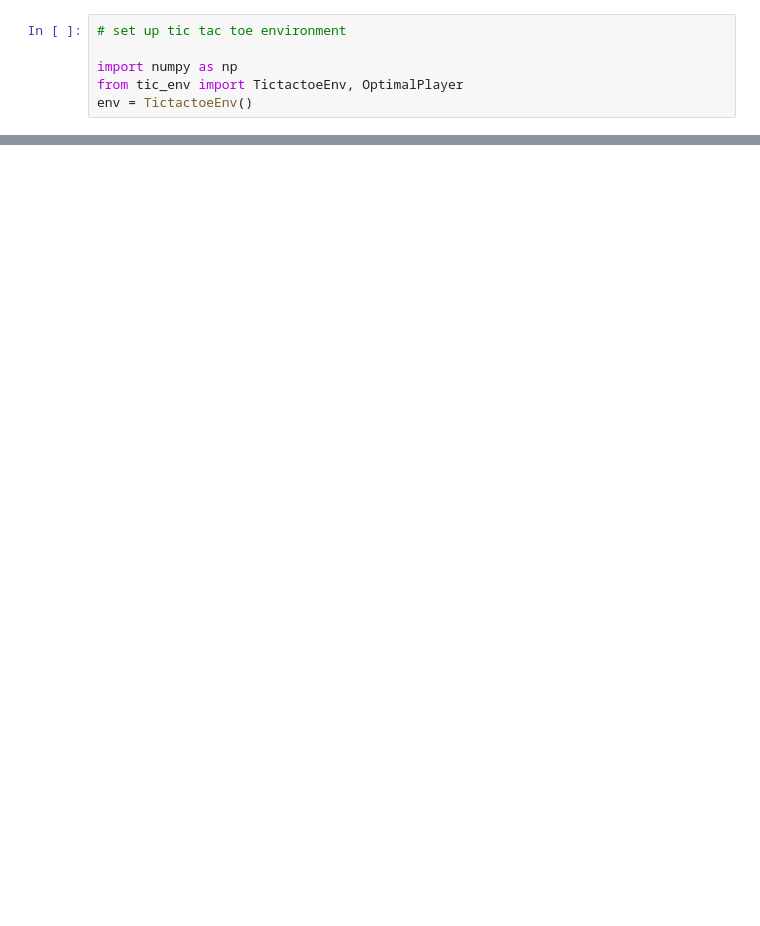
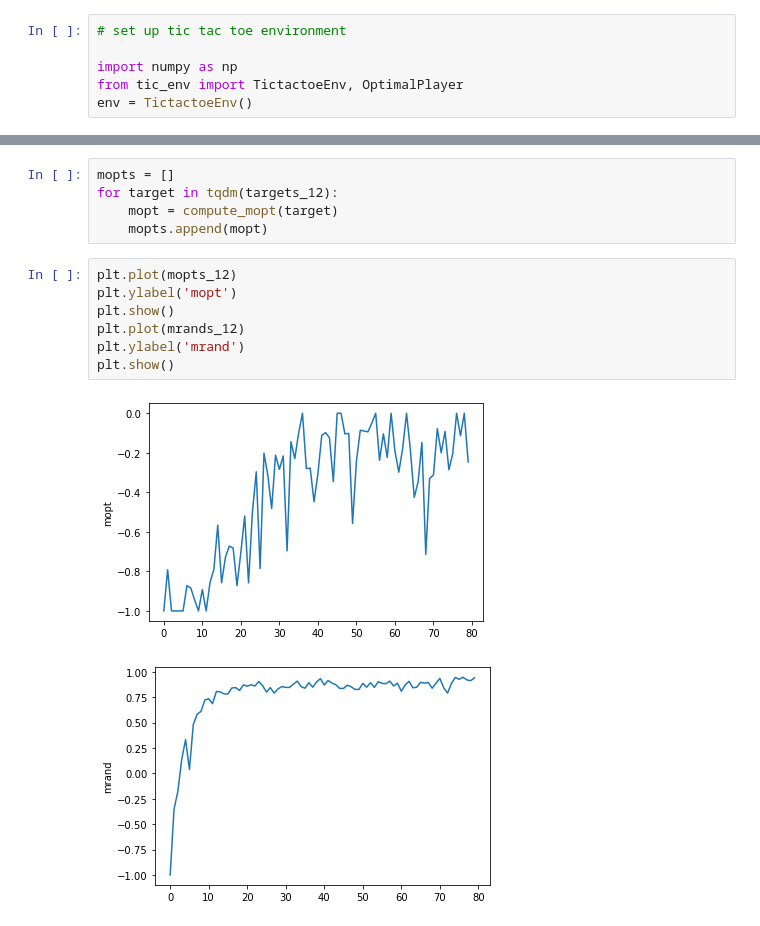
Before and after one commit to wiggleman/CS-456-project, a Jupyter notebook: DQN.ipynb, the cells around one changed output, grey strips where cells are left out. Cells and saved outputs as stored; diff of their text form; blank space fills up the shorter version.

```diff
--- a/DQN.ipynb
+++ b/DQN.ipynb
@@ -416,0 +700,15 @@ plt.show()
+# %%
+mopts = []
+for target in tqdm(targets_12):
+    mopt = compute_mopt(target)
+    mopts.append(mopt)
+# %%
+plt.plot(mopts_12)
+plt.ylabel('mopt')
+plt.show()
+plt.plot(mrands_12)
+plt.ylabel('mrand')
+plt.show()
+# %% [output]
+[figure, added]
+[figure, added]
```
Also changed, not shown: parts of 15 cells of this notebook, 1 other file.
